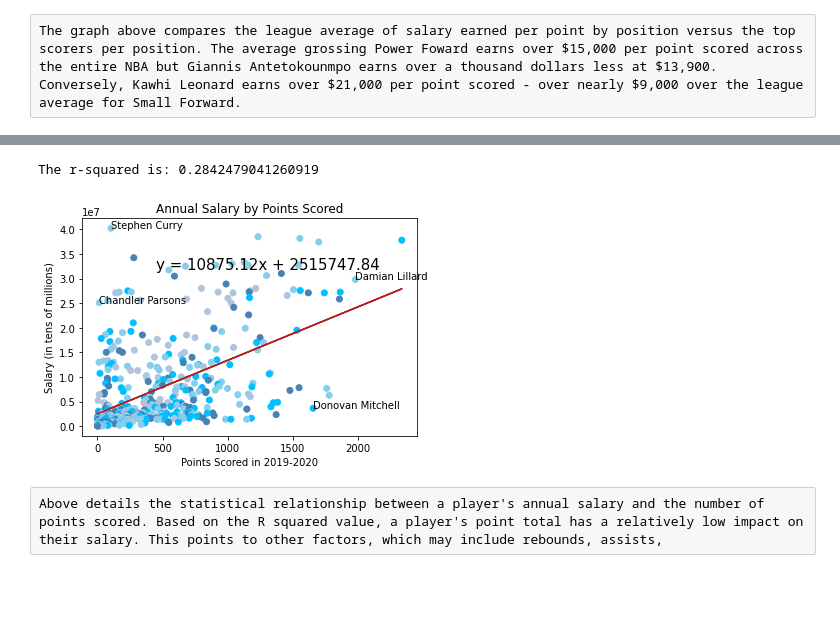
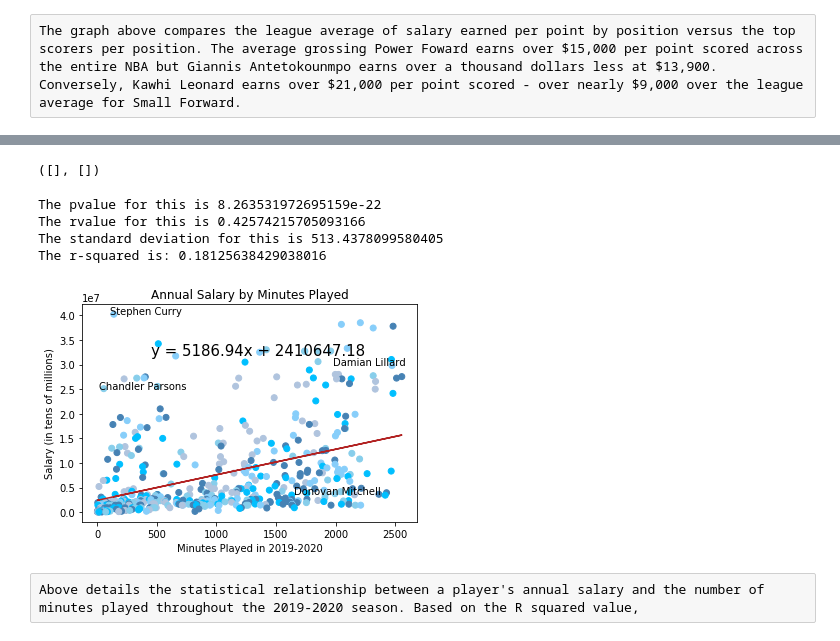
Before and after one commit to HIna-Ahmad/ETL_project, a Jupyter notebook: starter_code.ipynb, the cells around one changed output, grey strips where cells are left out. Cells and saved outputs as stored; diff of their text form; code cells hidden in the pictures; blank space fills up the shorter version.

Commit message:
Adding clean dbs and new visualizations

```diff
--- a/starter_code.ipynb
+++ b/starter_code.ipynb
@@ -125,5 +162,5 @@ psycopg2.connect(f"dbname=basketball user=postgres host=localhost password={Pass
 # %%
-engine = create_engine(f"postgresql+psycopg2://postgres:{Password}@localhost:5433/basketball")
+engine = create_engine(f"postgresql+psycopg2://postgres:{Password}@localhost:5432/basketball")
 conn = engine.connect()
 conn
 # %% [output]
@@ -163,6 +200,6 @@ pstats
 | 650 | Ivica Zubac | C | LAC | 22 | 82 | 16 | 72 | 66 | 596 | 236 | 385 | ... |
 651 rows × 12 columns
 # %%
-nba_sal = pd.read_sql("select stats.player, stats.tm, stats.pos, stats.pts, salary.yr2019_20 from stats LEFT JOIN salary on stats.player=salary.player", conn)
+nba_sal = pd.read_sql('select salary.player, stats.tm, stats.pos, stats.pts, stats.g, stats.mp, stats.ast, stats.stl, stats.blk, salary.yr2019_20 from salary LEFT JOIN stats on salary.player=stats.player', conn)
 nba_sal
 # %% [output]
@@ -411,2 +464,5 @@ ax.annotate("Damian Lillard", xy=(3.4, 4500));
 # %% [raw]
 The graph above compares the league average of salary earned per point by position versus the top scorers per position. The average grossing Power Foward earns over $15,000 per point scored across the entire NBA but Giannis Antetokounmpo earns over a thousand dollars less at $13,900. Conversely, Kawhi Leonard earns over $21,000 per point scored - over nearly $9,000 over the league average for Small Forward.
+# %%
+no_nil_clean = nba_sal_clean.dropna()
+no_nil_clean
@@ -413,28 +515,35 @@ The graph above compares the league average of salary earned per point by positi
+# %%
+scatter.legend_elements()
+# %% [output]
+([], [])
 # %%
 #Statistics regarding the relationship between Points Earned and Salary
-x_values = no_nil_values["pts"]
-y_values = no_nil_values["yr2019_20"]
+x_values = no_nil_clean["mp"]
+y_values = no_nil_clean["yr2019_20"]
 (slope, intercept, rvalue, pvalue, stderr) = linregress(x_values, y_values)
 regress_values = x_values * slope + intercept
 line_eq = "y = " + str(round(slope,2)) + "x + " + str(round(intercept,2))
-# print(f"The pvalue for this is {pvalue}")
-# print(f"The rvalue for this is {rvalue}")
-# print(f"The standard deviation for this is {stderr}")
-color_dict = {"C": "lightsteelblue", "PG":"skyblue","PF":"steelblue","SG":"deepskyblue", "SF":"skyblue"}
-plt.scatter(x_values,y_values,color=[ color_dict[i] for i in no_nil_values["pos"]])
+print(f"The pvalue for this is {pvalue}")
+print(f"The rvalue for this is {rvalue}")
+print(f"The standard deviation for this is {stderr}")
+color_dict = {"C": "lightsteelblue", "PG":"lightskyblue","PF":"deepskyblue","SG":"steelblue", "SF":"skyblue"}
+scatter = plt.scatter(x_values,y_values,color=[ color_dict[i] for i in no_nil_values["pos"]])
 plt.plot(x_values,regress_values,"firebrick")
 plt.annotate(line_eq,(450,32000000),fontsize=15,color="black")
 plt.annotate("Stephen Curry",xy=(104,40231758))
 plt.annotate("Damian Lillard",xy=(1978,29802321))
 plt.annotate("Chandler Parsons", xy=(14,25102511))
 plt.annotate("Donovan Mitchell", xy=(1655, 3635760))
-plt.title("Annual Salary by Points Scored")
-plt.xlabel('Points Scored in 2019-2020')
+plt.title("Annual Salary by Minutes Played")
+plt.xlabel("Minutes Played in 2019-2020")
 plt.ylabel('Salary (in tens of millions)')
 print(f"The r-squared is: {rvalue**2}")
 plt.show();
 # %% [output]
-The r-squared is: 0.2842479041260919
+The pvalue for this is 8.263531972695159e-22
+The rvalue for this is 0.42574215705093166
+The standard deviation for this is 513.4378099580405
+The r-squared is: 0.18125638429038016
-[figure, old version]
+[figure, new version]
 # %% [raw]
-Above details the statistical relationship between a player's annual salary and the number of points scored. Based on the R squared value, a player's point total has a relatively low impact on their salary. This points to other factors, which may include rebounds, assists,
+Above details the statistical relationship between a player's annual salary and the number of minutes played throughout the 2019-2020 season. Based on the R squared value,
```
Also changed, not shown: parts of 30 cells of this notebook, 1 other file.
